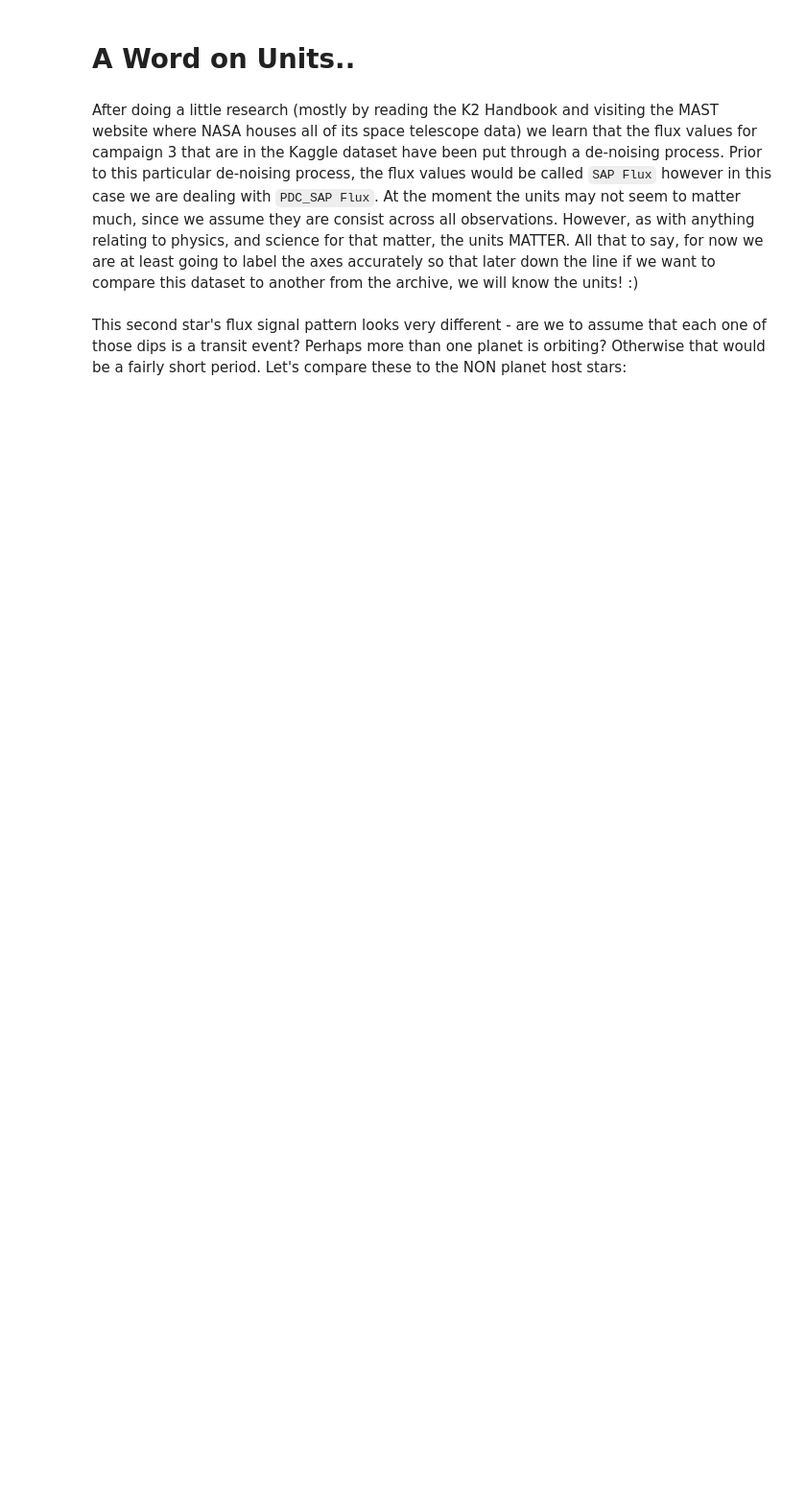
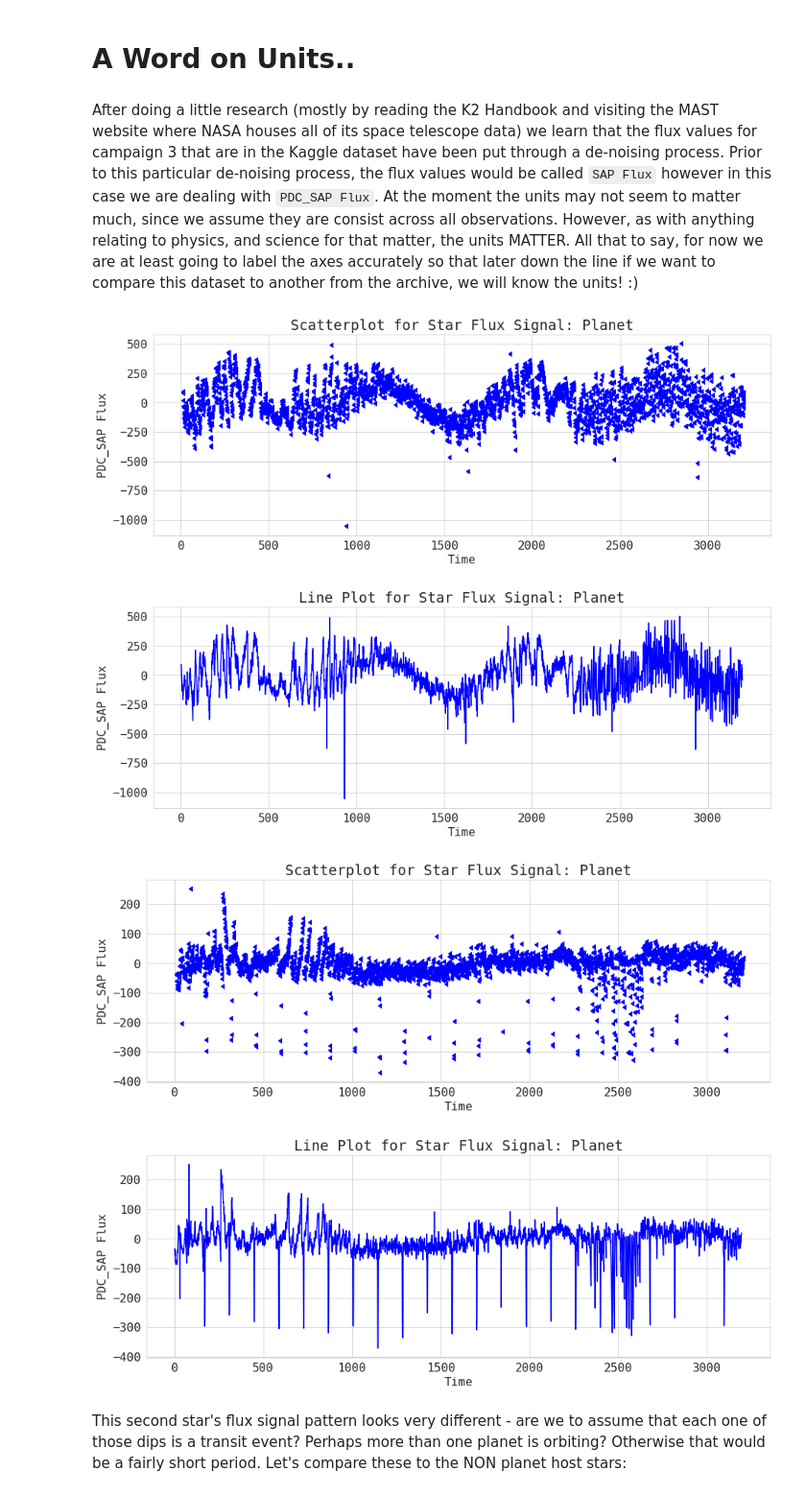
Before and after one commit to alphasentaurii/starskope, a Jupyter notebook: starskope.ipynb, the cells around one changed output. Shown at 96% size. Cells and saved outputs as stored; diff of their text form; code cells hidden in the pictures; blank space fills up the shorter version.

```diff
--- a/starskope.ipynb
+++ b/starskope.ipynb
@@ -198,11 +373,18 @@ from spacekit import signal
 # %%
-signal.Flux.analyzers(signal=tce1, label_col='LABEL', classes=[1,2],
-                         class_names=['No Planet', 'Planet'],
-                          y_units='PDC_SAP Flux', x_units='Time')
+from spacekit.analyzer import Flux
 
-signal.Flux.analyzers(signal=tce2, label_col='LABEL', classes=[1,2],
-                         class_names=['No Planet', 'Planet'],
-                          y_units='PDC_SAP Flux', x_units='Time')
+Flux.atomic_vector_plotter(signal=tce1, label_col='LABEL', classes=[1,2],
+         class_names=['No Planet', 'Planet'],
+         y_units='PDC_SAP Flux', x_units='Time')
+
+Flux.atomic_vector_plotter(signal=tce2, label_col='LABEL', classes=[1,2],
+         class_names=['No Planet', 'Planet'],
+         y_units='PDC_SAP Flux', x_units='Time')
+# %% [output]
+[figure, added]
+[figure, added]
+[figure, added]
+[figure, added]
 # %% [markdown]
 This second star's flux signal pattern looks very different - are we to assume that each one of those dips is a transit event? Perhaps more than one planet is orbiting? Otherwise that would be a fairly short period. Let's compare these to the NON planet host stars:
 # %%
```
Also changed, not shown: parts of 129 cells of this notebook, 21 other files.
